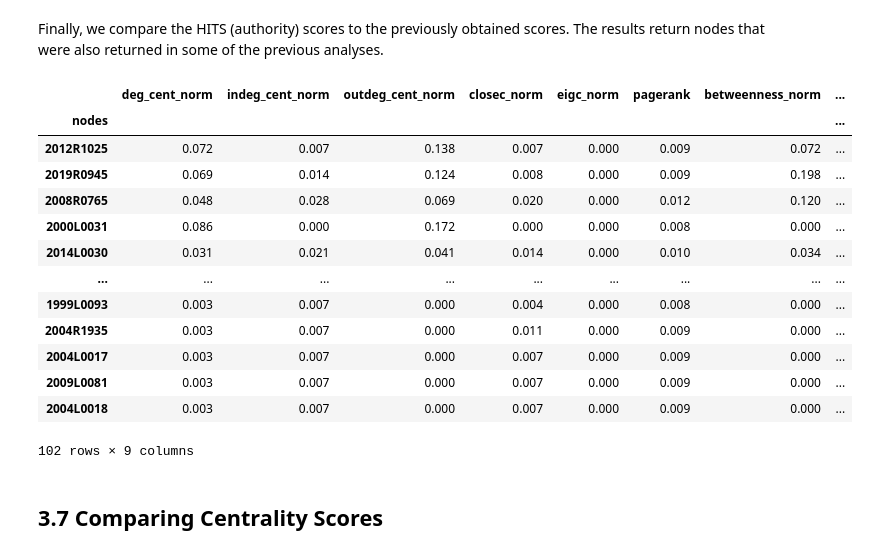
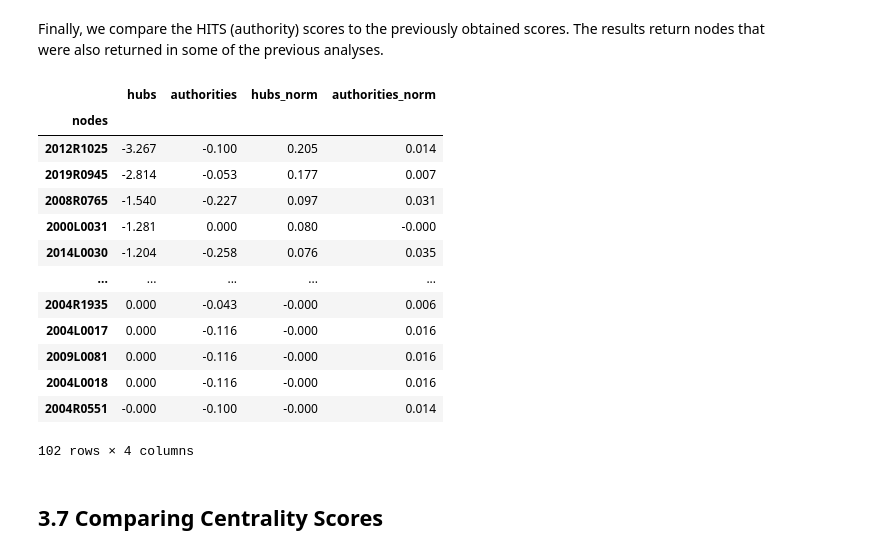
Before and after one commit to maastrichtlawtech/legal-network-textbook, a Jupyter notebook: public/notebooks/Chapter_3_Centrality.ipynb, the cells around one changed output. Saved outputs shown, nothing was run; the diff lists cells and outputs as text; code cells hidden in the pictures.

```diff
--- a/public/notebooks/Chapter_3_Centrality.ipynb
+++ b/public/notebooks/Chapter_3_Centrality.ipynb
@@ -1408,42 +1402,42 @@ The advantages and disadvantages of this or that procedure for getting the resul
 Finally, we compare the HITS (authority) scores to the previously obtained scores. The results return nodes that were also returned in some of the previous analyses.
 # %%
 # Calculating HITS centrality (Hubs and Authorities)
-hits = nx.hits(g_drones2, normalized=False)
-hits_norm = nx.hits(g_drones2, normalized=True)
+hits = nx.hits(g_drones, normalized=False)
+hits_norm = nx.hits(g_drones, normalized=True)
 
 # Extracting hubs and authorities (non-normalized and normalized)
 hubs = list(hits[0].values())
 authorities = list(hits[1].values())
 hubs_norm = list(hits_norm[0].values())
 authorities_norm = list(hits_norm[1].values())
 
 # Assigning the values to the DataFrame
 resdf_drones['hubs'] = hubs  # Storing non-normalized hubs scores
 resdf_drones['authorities'] = authorities  # Storing non-normalized authorities scores
 resdf_drones['hubs_norm'] = hubs_norm  # Storing normalized hubs scores
 resdf_drones['authorities_norm'] = authorities_norm  # Storing normalized authorities scores
 
+
 # Trimming the DataFrame to relevant columns
-resdf_drones_trimmed = resdf_drones[['deg_cent_norm', 'indeg_cent_norm', 'outdeg_cent_norm', 'closec_norm',
-                                     'eigc_norm', 'pagerank', 'betweenness_norm', 'hubs_norm', 'authorities_norm']]
+resdf_drones_trimmed = resdf_drones[["hubs", "authorities", "hubs_norm", "authorities_norm"]]
 
 # Sorting by HITS normalized scores
 resdf_drones_trimmed.sort_values("hubs_norm", ascending=False)
 # %% [output]
-|  | deg_cent_norm | indeg_cent_norm | outdeg_cent_norm | closec_norm | eigc_norm | pagerank | betweenness_norm | ... |
-| nodes |  |  |  |  |  |  |  | ... |
-| 2012R1025 | 0.072 | 0.007 | 0.138 | 0.007 | 0.000 | 0.009 | 0.072 | ... |
-| 2019R0945 | 0.069 | 0.014 | 0.124 | 0.008 | 0.000 | 0.009 | 0.198 | ... |
-| 2008R0765 | 0.048 | 0.028 | 0.069 | 0.020 | 0.000 | 0.012 | 0.120 | ... |
-| 2000L0031 | 0.086 | 0.000 | 0.172 | 0.000 | 0.000 | 0.008 | 0.000 | ... |
-| 2014L0030 | 0.031 | 0.021 | 0.041 | 0.014 | 0.000 | 0.010 | 0.034 | ... |
-| ... | ... | ... | ... | ... | ... | ... | ... | ... |
-| 1999L0093 | 0.003 | 0.007 | 0.000 | 0.004 | 0.000 | 0.008 | 0.000 | ... |
-| 2004R1935 | 0.003 | 0.007 | 0.000 | 0.011 | 0.000 | 0.009 | 0.000 | ... |
-| 2004L0017 | 0.003 | 0.007 | 0.000 | 0.007 | 0.000 | 0.009 | 0.000 | ... |
-| 2009L0081 | 0.003 | 0.007 | 0.000 | 0.007 | 0.000 | 0.009 | 0.000 | ... |
-| 2004L0018 | 0.003 | 0.007 | 0.000 | 0.007 | 0.000 | 0.009 | 0.000 | ... |
+|  | hubs | authorities | hubs_norm | authorities_norm |
+| nodes |  |  |  |  |
+| 2012R1025 | -3.267 | -0.100 | 0.205 | 0.014 |
+| 2019R0945 | -2.814 | -0.053 | 0.177 | 0.007 |
+| 2008R0765 | -1.540 | -0.227 | 0.097 | 0.031 |
+| 2000L0031 | -1.281 | 0.000 | 0.080 | -0.000 |
+| 2014L0030 | -1.204 | -0.258 | 0.076 | 0.035 |
+| ... | ... | ... | ... | ... |
+| 2004R1935 | 0.000 | -0.043 | -0.000 | 0.006 |
+| 2004L0017 | 0.000 | -0.116 | -0.000 | 0.016 |
+| 2009L0081 | 0.000 | -0.116 | -0.000 | 0.016 |
+| 2004L0018 | 0.000 | -0.116 | -0.000 | 0.016 |
+| 2004R0551 | -0.000 | -0.100 | -0.000 | 0.014 |
-102 rows × 9 columns
+102 rows × 4 columns
 # %% [markdown]
 ## 3.7 Comparing Centrality Scores
 # %% [markdown]
```
Also changed, not shown: parts of 8 cells of this notebook.
